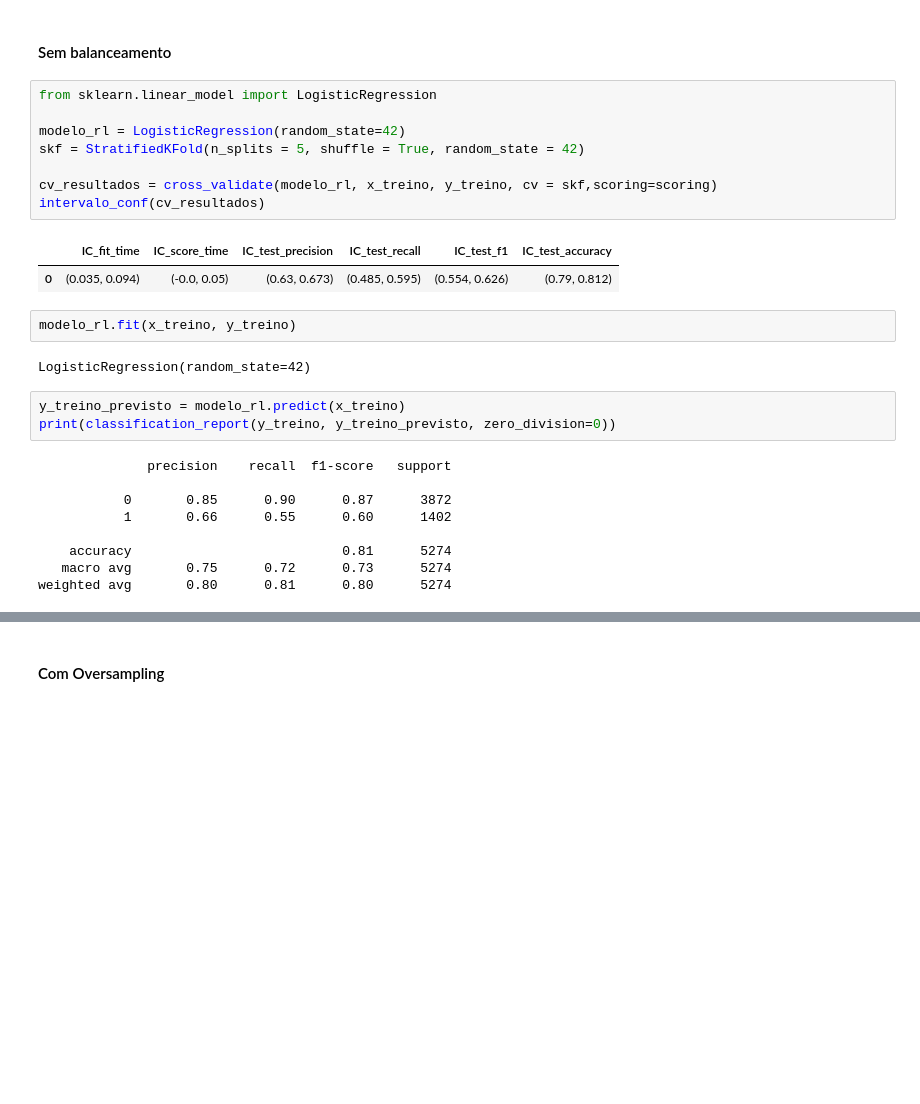
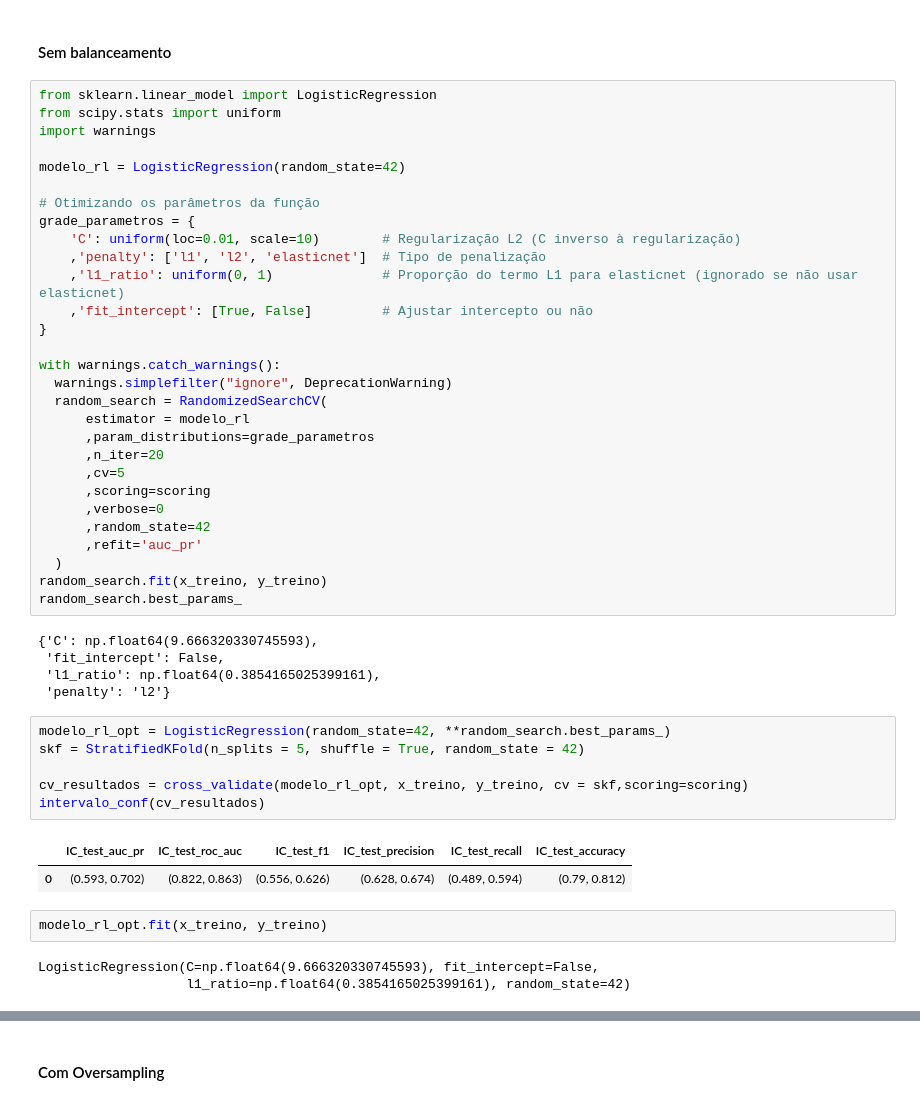
Before and after one commit to Angel-Arroyo-H/alura-data-science-challenge-3, a Jupyter notebook: Alura_DataScience_Challenge3.ipynb, the cells around one changed output, grey strips where cells are left out. Cells and saved outputs as stored; diff of their text form; blank space fills up the shorter version.

```diff
--- a/Alura_DataScience_Challenge3.ipynb
+++ b/Alura_DataScience_Challenge3.ipynb
@@ -855,30 +855,51 @@ metricas(y_teste, pipeline_knn_nearmiss_opt.predict(x_teste)).round(3)
 ### Regressão Logística
 # %% [markdown]
 #### Sem balanceamento
+# %%
+from sklearn.linear_model import LogisticRegression
+from scipy.stats import uniform
+import warnings
+
+modelo_rl = LogisticRegression(random_state=42)
+
+# Otimizando os parâmetros da função
+grade_parametros = {
+    'C': uniform(loc=0.01, scale=10)        # Regularização L2 (C inverso à regularização)
+    ,'penalty': ['l1', 'l2', 'elasticnet']  # Tipo de penalização
+    ,'l1_ratio': uniform(0, 1)              # Proporção do termo L1 para elasticnet (ignorado se não usar elasticnet)
+    ,'fit_intercept': [True, False]         # Ajustar intercepto ou não
+}
+
+with warnings.catch_warnings():
+  warnings.simplefilter("ignore", DeprecationWarning)
+  random_search = RandomizedSearchCV(
+      estimator = modelo_rl
+      ,param_distributions=grade_parametros
+      ,n_iter=20
+      ,cv=5
+      ,scoring=scoring
+      ,verbose=0
+      ,random_state=42
+      ,refit='auc_pr'
+  )
+random_search.fit(x_treino, y_treino)
+random_search.best_params_
+# %% [output]
+{'C': np.float64(9.666320330745593),
+ 'fit_intercept': False,
+ 'l1_ratio': np.float64(0.3854165025399161),
+ 'penalty': 'l2'}
 # %%
-from sklearn.linear_model import LogisticRegression
-
-modelo_rl = LogisticRegression(random_state=42)
+modelo_rl_opt = LogisticRegression(random_state=42, **random_search.best_params_)
 skf = StratifiedKFold(n_splits = 5, shuffle = True, random_state = 42)
 
-cv_resultados = cross_validate(modelo_rl, x_treino, y_treino, cv = skf,scoring=scoring)
+cv_resultados = cross_validate(modelo_rl_opt, x_treino, y_treino, cv = skf,scoring=scoring)
 intervalo_conf(cv_resultados)
 # %% [output]
-|  | IC_fit_time | IC_score_time | IC_test_precision | IC_test_recall | IC_test_f1 | IC_test_accuracy |
-| 0 | (0.035, 0.094) | (-0.0, 0.05) | (0.63, 0.673) | (0.485, 0.595) | (0.554, 0.626) | (0.79, 0.812) |
+|  | IC_test_auc_pr | IC_test_roc_auc | IC_test_f1 | IC_test_precision | IC_test_recall | IC_test_accuracy |
+| 0 | (0.593, 0.702) | (0.822, 0.863) | (0.556, 0.626) | (0.628, 0.674) | (0.489, 0.594) | (0.79, 0.812) |
 # %%
-modelo_rl.fit(x_treino, y_treino)
+modelo_rl_opt.fit(x_treino, y_treino)
 # %% [output]
-LogisticRegression(random_state=42)
+LogisticRegression(C=np.float64(9.666320330745593), fit_intercept=False,
+                   l1_ratio=np.float64(0.3854165025399161), random_state=42)
-# %%
-y_treino_previsto = modelo_rl.predict(x_treino)
-print(classification_report(y_treino, y_treino_previsto, zero_division=0))
-# %% [output]
-              precision    recall  f1-score   support
-
-           0       0.85      0.90      0.87      3872
-           1       0.66      0.55      0.60      1402
-
-    accuracy                           0.81      5274
-   macro avg       0.75      0.72      0.73      5274
-weighted avg       0.80      0.81      0.80      5274
```
Also changed, not shown: parts of 17 cells of this notebook.
